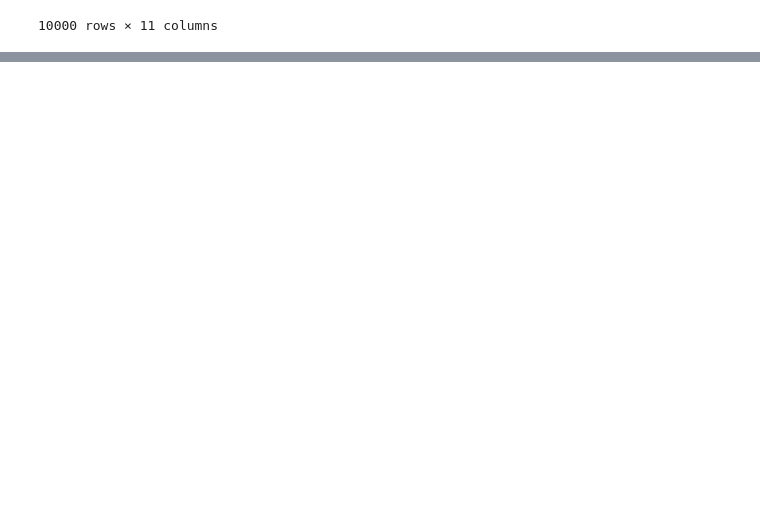
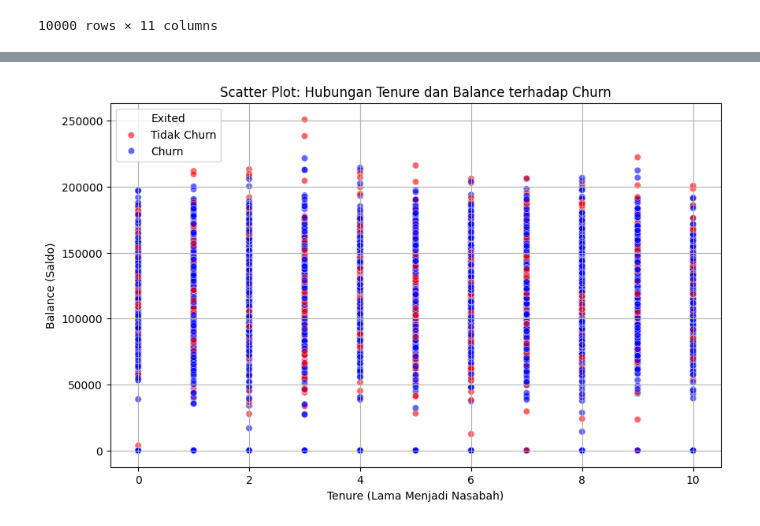
Before and after one commit to fawwazkw/FInal-Project-Churn-for-Bank-Customers, a Jupyter notebook: Churn.ipynb, the cells around one changed output, grey strips where cells are left out. Drawn from its saved outputs; the diff is of its cells as text; code cells hidden in the pictures; blank space fills up the shorter version.

```diff
--- a/Churn.ipynb
+++ b/Churn.ipynb
@@ -98,0 +131,12 @@ df_model
+# %%
+# Scatter plot untuk melihat hubungan antara Tenure dan Balance dengan Churn
+plt.figure(figsize=(10, 6))
+sns.scatterplot(data=data, x="Tenure", y="Balance", hue="Exited", alpha=0.6, palette={0: "blue", 1: "red"})
+plt.title("Scatter Plot: Hubungan Tenure dan Balance terhadap Churn")
+plt.xlabel("Tenure (Lama Menjadi Nasabah)")
+plt.ylabel("Balance (Saldo)")
+plt.legend(title="Exited", labels=["Tidak Churn", "Churn"])
+plt.grid(True)
+plt.show()
+# %% [output]
+[figure, added]
```
Also changed, not shown: parts of 17 cells of this notebook, 1 other file.
